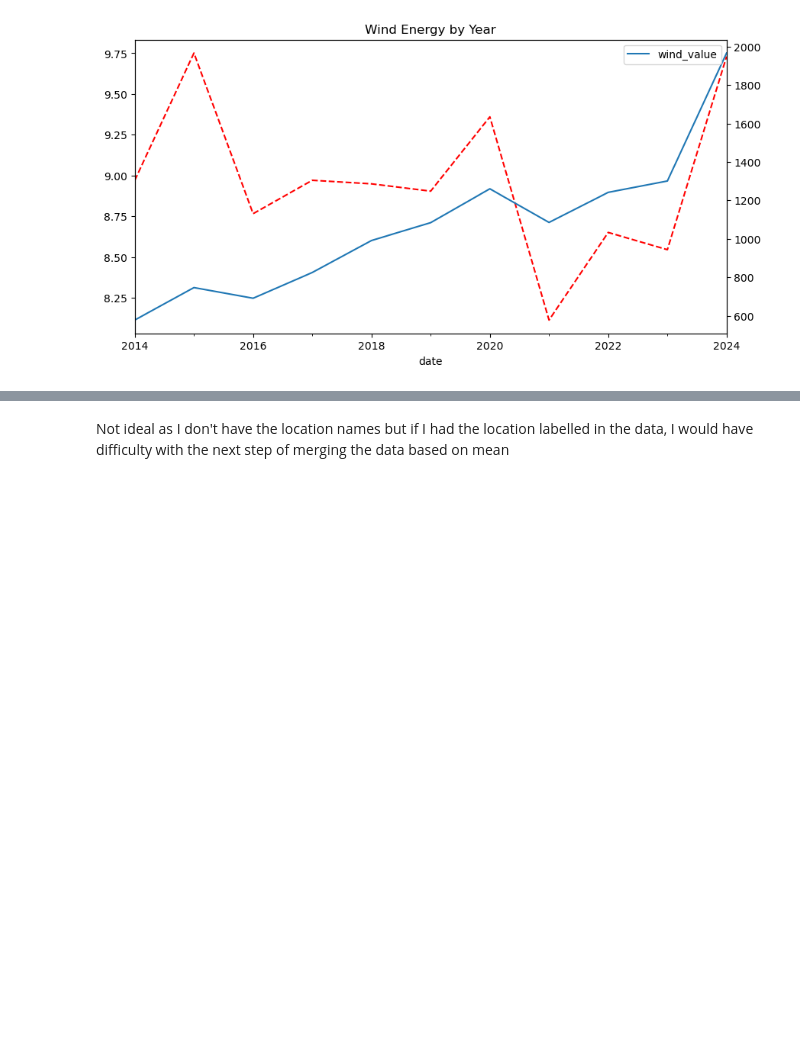
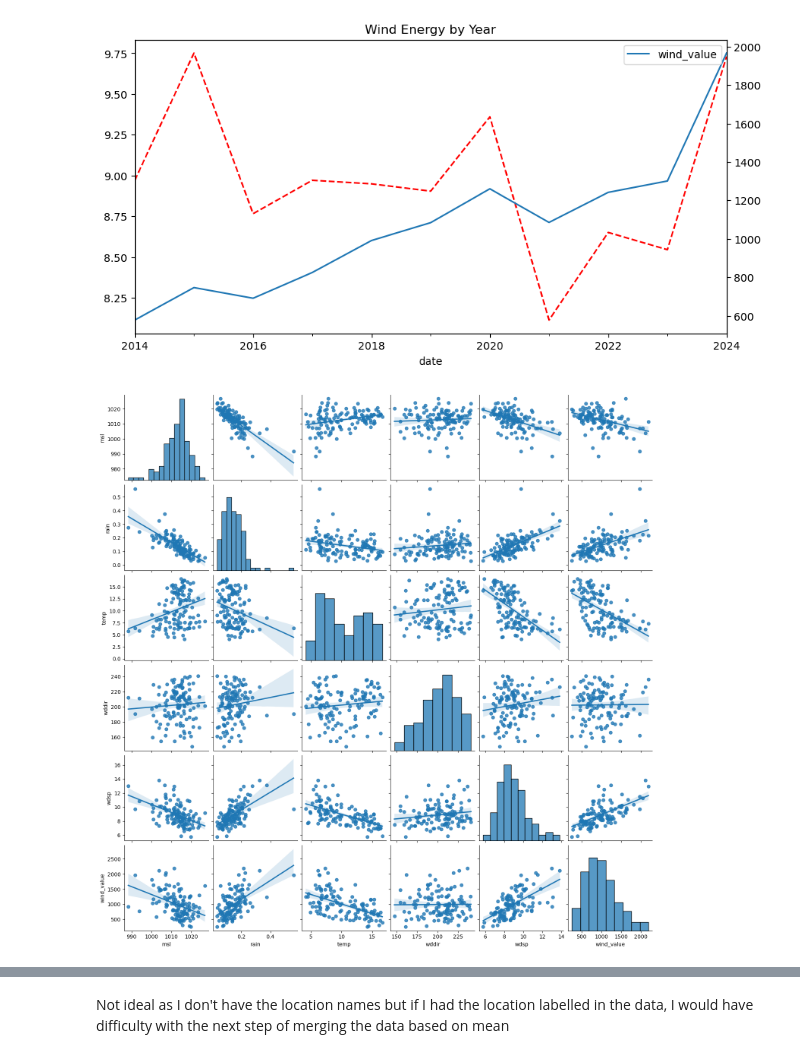
Before and after one commit to IreneKilgannon/PFDA, a Jupyter notebook: PFDA-project/wind.ipynb, the cells around one changed output, grey strips where cells are left out. Saved outputs shown, nothing was run; the diff lists cells and outputs as text; code cells hidden in the pictures; blank space fills up the shorter version.

```diff
--- a/PFDA-project/wind.ipynb
+++ b/PFDA-project/wind.ipynb
@@ -378,6 +379,11 @@ plt.legend()
 plt.show()
 # %% [output]
 [figure]
+# %%
+sns.pairplot(data= electricity_weather_mean, kind= 'reg')
+plt.show()
+# %% [output]
+[figure, added]
 # %%
 monthly_resample_summary = weather_df_mean.resample('ME').mean()
 monthly_resample_summary.head()
```
Also changed, not shown: parts of 42 cells of this notebook.
